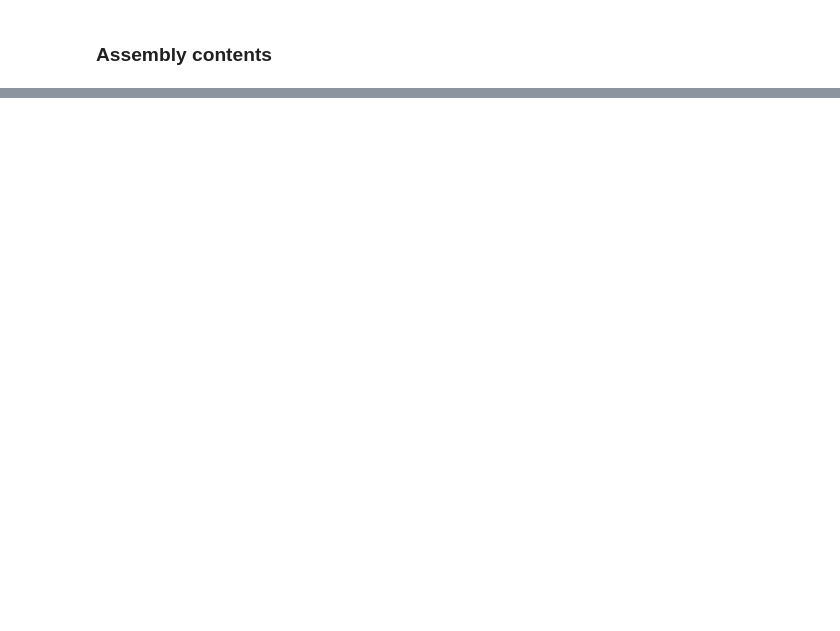
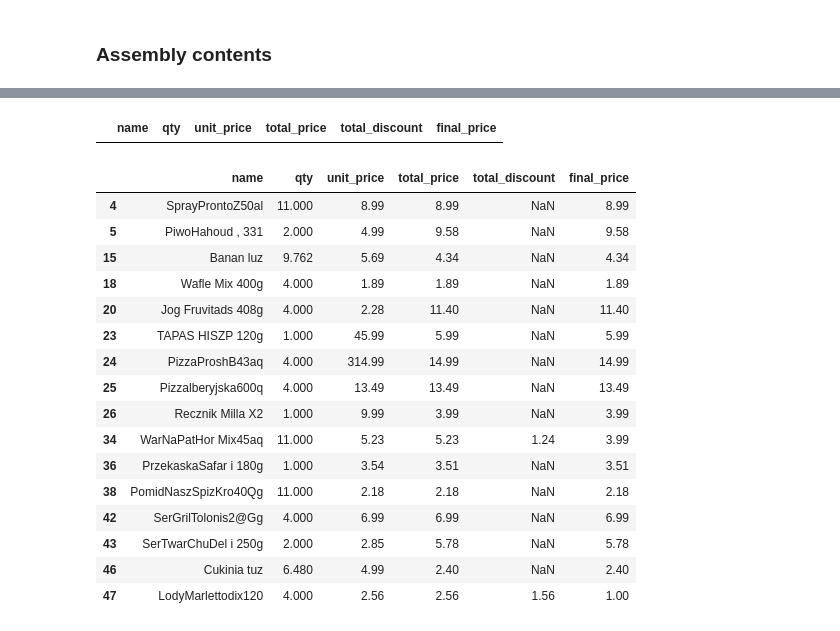
Before and after one commit to MichSobo/OCR-Receipts, a Jupyter notebook: notebooks/process_content.ipynb, the cells around one changed output, grey strips where cells are left out. Saved outputs shown, nothing was run; the diff lists cells and outputs as text; code cells hidden in the pictures; blank space fills up the shorter version.

```diff
--- a/notebooks/process_content.ipynb
+++ b/notebooks/process_content.ipynb
@@ -345,0 +443,4 @@ If option not enabled, fill wrong content with Na
+# %%
+# Set correct dtypes
+items_df[items_df.columns[1:]] = items_df[items_df.columns[1:]].astype('float')
+items_df.dtypes
@@ -345,0 +455,34 @@ If option not enabled, fill wrong content with Na
+# %%
+# Check if incorrect properties still exist
+query = round(items_df['total_price'] - items_df['total_discount'], 2) != items_df['final_price']
+
+incorrect_items_df = items_df.loc[(query) & (~items_df['total_discount'].isna())]
+incorrect_items_df
+# %% [output]
+|  | name | qty | unit_price | total_price | total_discount | final_price |
+# %%
+# Check if qty*unit_price=total_price
+props = ('qty', 'unit_price', 'total_price')
+
+query = round(items_df['qty'] * items_df['unit_price'], 2) != items_df['total_price']
+
+incorrect_items_df = items_df.loc[query]
+incorrect_items_df
+# %% [output]
+|  | name | qty | unit_price | total_price | total_discount | final_price |
+| 4 | SprayProntoZ50al | 11.000 | 8.99 | 8.99 | NaN | 8.99 |
+| 5 | PiwoHahoud , 331 | 2.000 | 4.99 | 9.58 | NaN | 9.58 |
+| 15 | Banan luz | 9.762 | 5.69 | 4.34 | NaN | 4.34 |
+| 18 | Wafle Mix 400g | 4.000 | 1.89 | 1.89 | NaN | 1.89 |
+| 20 | Jog Fruvitads 408g | 4.000 | 2.28 | 11.40 | NaN | 11.40 |
+| 23 | TAPAS HISZP 120g | 1.000 | 45.99 | 5.99 | NaN | 5.99 |
+| 24 | PizzaProshB43aq | 4.000 | 314.99 | 14.99 | NaN | 14.99 |
+| 25 | Pizzalberyjska600q | 4.000 | 13.49 | 13.49 | NaN | 13.49 |
+| 26 | Recznik Milla X2 | 1.000 | 9.99 | 3.99 | NaN | 3.99 |
+| 34 | WarNaPatHor Mix45aq | 11.000 | 5.23 | 5.23 | 1.24 | 3.99 |
+| 36 | PrzekaskaSafar i 180g | 1.000 | 3.54 | 3.51 | NaN | 3.51 |
+| 38 | PomidNaszSpizKro40Qg | 11.000 | 2.18 | 2.18 | NaN | 2.18 |
+| 42 | SerGrilTolonis2@Gg | 4.000 | 6.99 | 6.99 | NaN | 6.99 |
+| 43 | SerTwarChuDel i 250g | 2.000 | 2.85 | 5.78 | NaN | 5.78 |
+| 46 | Cukinia tuz | 6.480 | 4.99 | 2.40 | NaN | 2.40 |
+| 47 | LodyMarlettodix120 | 4.000 | 2.56 | 2.56 | 1.56 | 1.00 |
```
Also changed, not shown: parts of 41 cells of this notebook, 2 other files.
